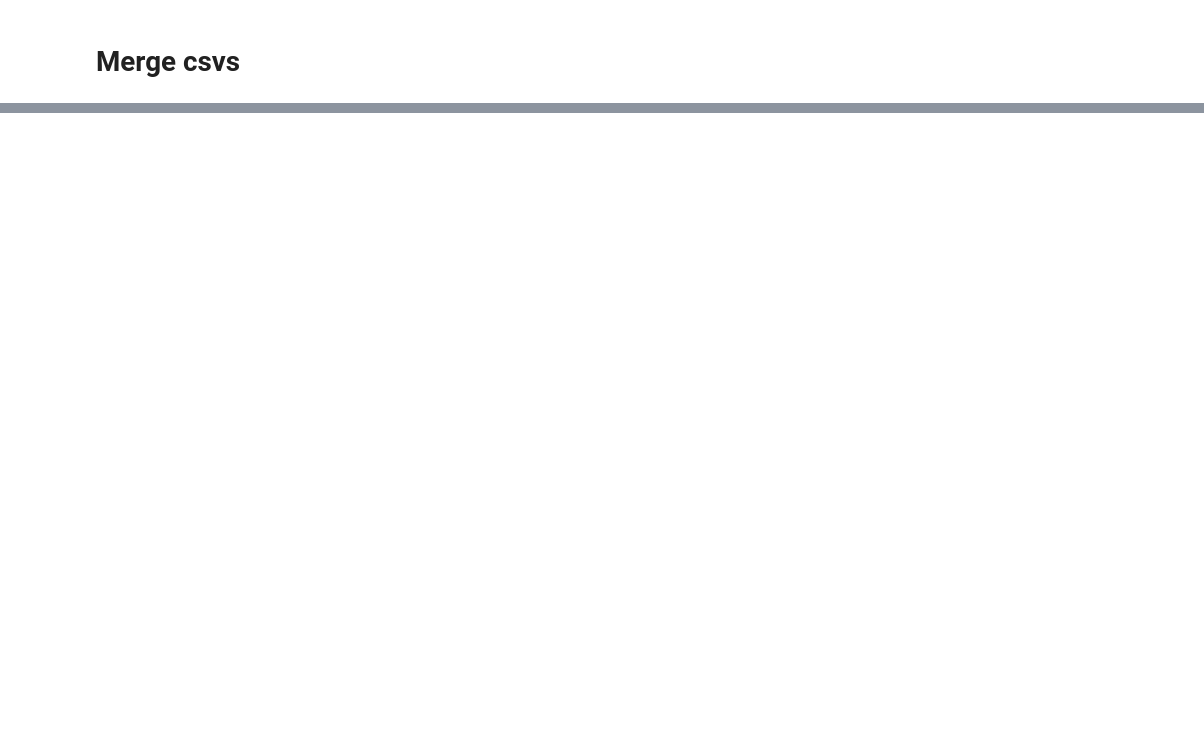
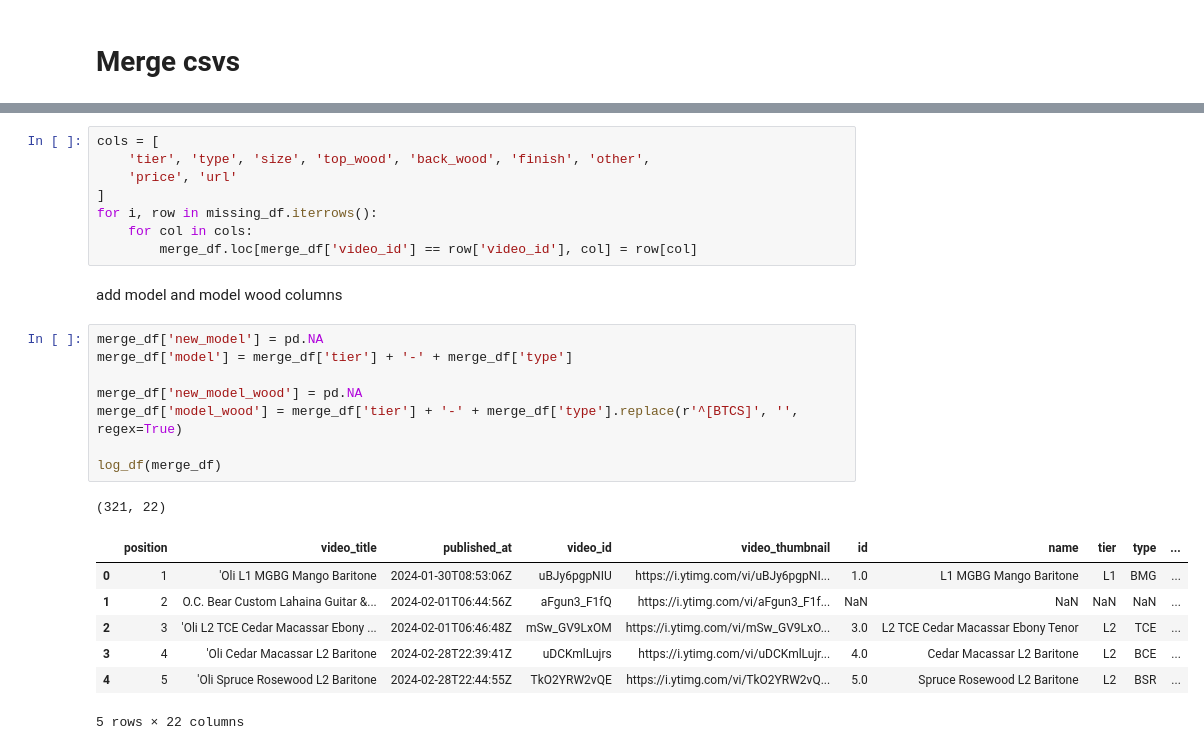
Before and after one commit to wykhuh/oli-database, a Jupyter notebook: notebooks/create_csv.ipynb, the cells around one changed output, grey strips where cells are left out. Cells and saved outputs as stored; diff of their text form; blank space fills up the shorter version.

```diff
--- a/notebooks/create_csv.ipynb
+++ b/notebooks/create_csv.ipynb
@@ -106,0 +72,27 @@ playlist_df.merge(oli_df, left_on='position', right_on='id', how='left')
+# %%
+cols = [
+    'tier', 'type', 'size', 'top_wood', 'back_wood', 'finish', 'other',
+    'price', 'url'
+]
+for i, row in missing_df.iterrows():
+    for col in cols:
+        merge_df.loc[merge_df['video_id'] == row['video_id'], col] = row[col]
+# %% [markdown]
+add model and model wood columns
+# %%
+merge_df['new_model'] = pd.NA
+merge_df['model'] = merge_df['tier'] + '-' + merge_df['type']
+
+merge_df['new_model_wood'] = pd.NA
+merge_df['model_wood'] = merge_df['tier'] + '-' + merge_df['type'].replace(r'^[BTCS]', '', regex=True)
+
+log_df(merge_df)
+# %% [output]
+(321, 22)
+|  | position | video_title | published_at | video_id | video_thumbnail | id | name | tier | type | ... |
+| 0 | 1 | 'Oli L1 MGBG Mango Baritone | 2024-01-30T08:53:06Z | uBJy6pgpNIU | https://i.ytimg.com/vi/uBJy6pgpNI... | 1.0 | L1 MGBG Mango Baritone | L1 | BMG | ... |
+| 1 | 2 | O.C. Bear Custom Lahaina Guitar &... | 2024-02-01T06:44:56Z | aFgun3_F1fQ | https://i.ytimg.com/vi/aFgun3_F1f... | NaN | NaN | NaN | NaN | ... |
+| 2 | 3 | 'Oli L2 TCE Cedar Macassar Ebony ... | 2024-02-01T06:46:48Z | mSw_GV9LxOM | https://i.ytimg.com/vi/mSw_GV9LxO... | 3.0 | L2 TCE Cedar Macassar Ebony Tenor | L2 | TCE | ... |
+| 3 | 4 | 'Oli Cedar Macassar L2 Baritone | 2024-02-28T22:39:41Z | uDCKmlLujrs | https://i.ytimg.com/vi/uDCKmlLujr... | 4.0 | Cedar Macassar L2 Baritone | L2 | BCE | ... |
+| 4 | 5 | 'Oli Spruce Rosewood L2 Baritone | 2024-02-28T22:44:55Z | TkO2YRW2vQE | https://i.ytimg.com/vi/TkO2YRW2vQ... | 5.0 | Spruce Rosewood L2 Baritone | L2 | BSR | ... |
+5 rows × 22 columns
```
Also changed, not shown: parts of 25 cells of this notebook, 9 other files.
